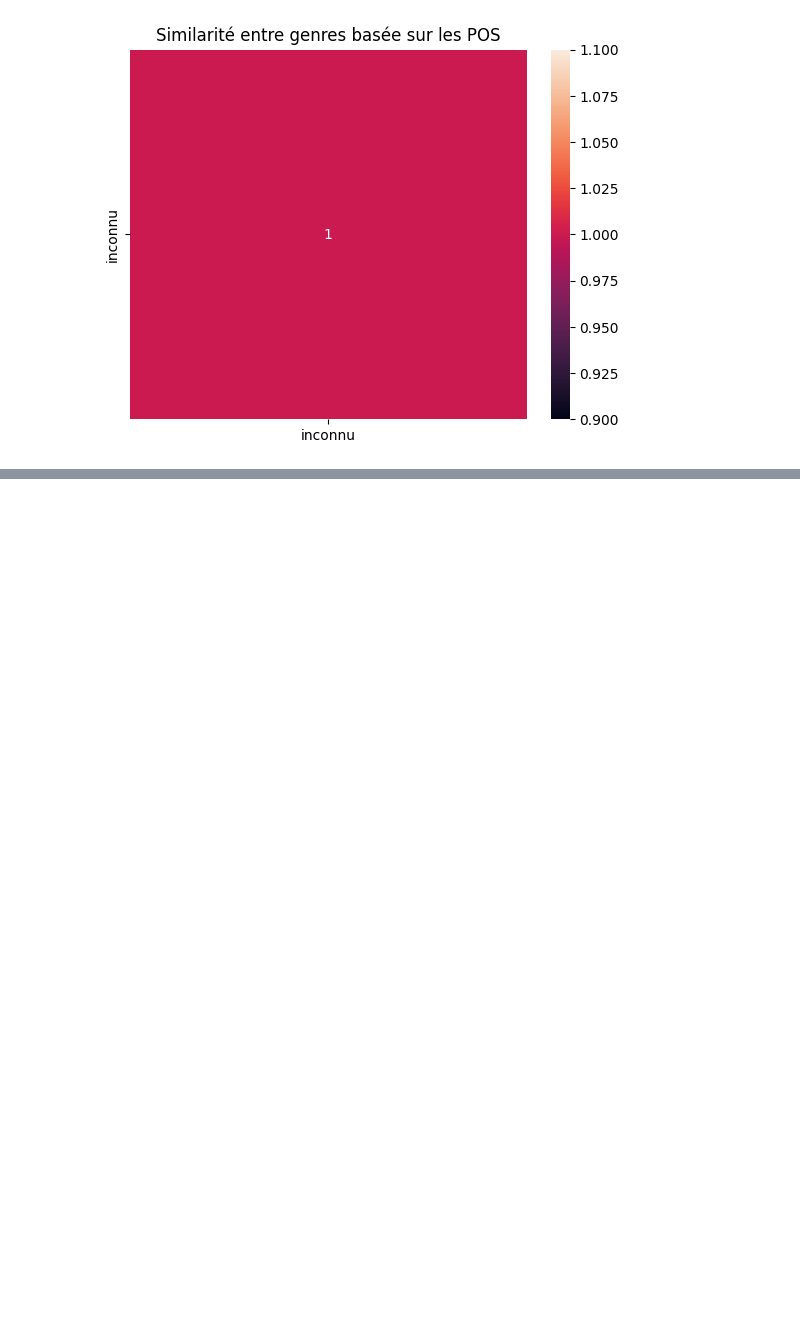
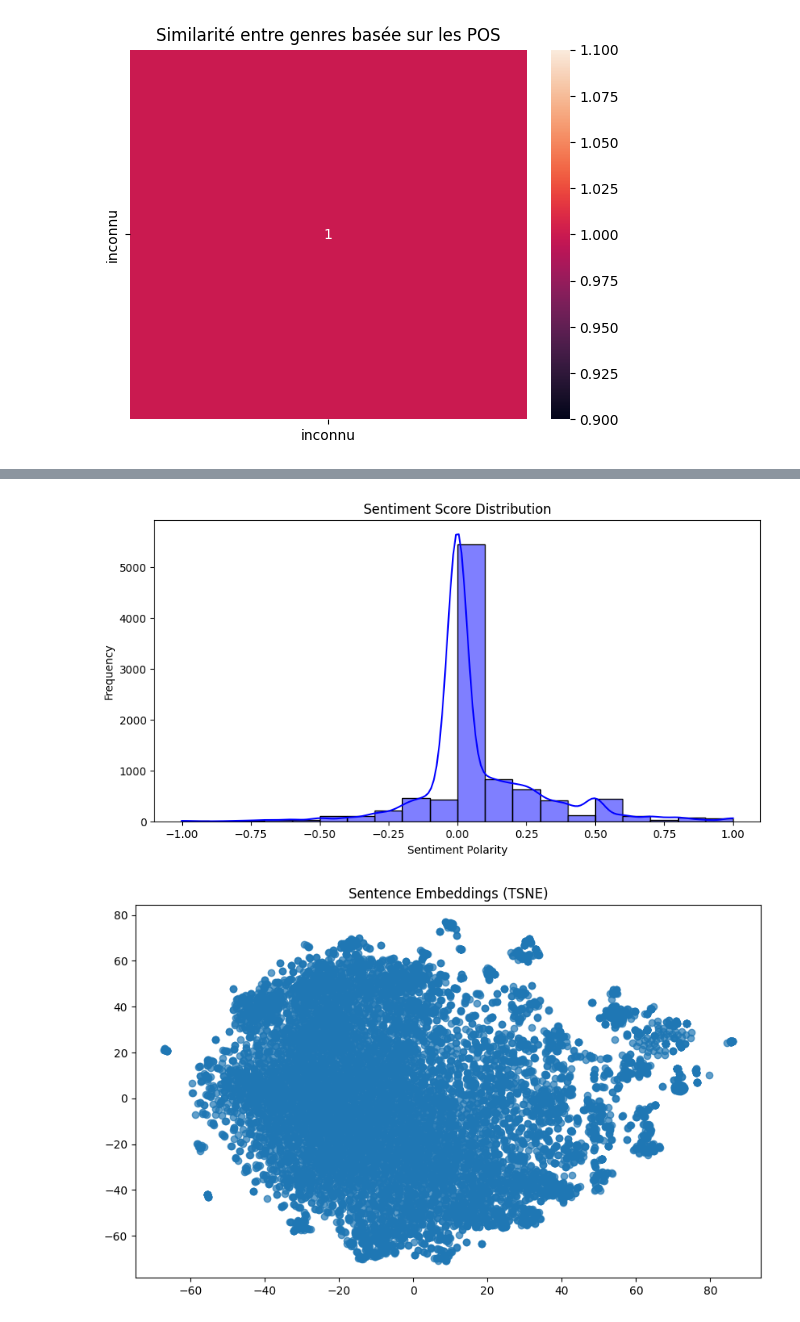
Before and after one commit to AbdelheqMokhtari/TreeTagger-POSTag, a Jupyter notebook: GUM_analysis/GUM_analysis.ipynb, the cells around one changed output, grey strips where cells are left out. Saved outputs shown, nothing was run; the diff lists cells and outputs as text; code cells hidden in the pictures; blank space fills up the shorter version.

Commit message:
doing sentiment analysis and NER and readability score

```diff
--- a/GUM_analysis/GUM_analysis.ipynb
+++ b/GUM_analysis/GUM_analysis.ipynb
@@ -196,0 +278,11 @@ plt.show()
+# %%
+from textblob import TextBlob
+def get_sentiment(sentences):
+    sentiment_scores = []
+
+    for sent in sentences:
+        text = " ".join([token['form'] for token in sent])
+        sentiment = TextBlob(text).sentiment.polarity  # Polarity score [-1,1]
+        sentiment_scores.append(sentiment)
+
+    return sentiment_scores
@@ -196,0 +319,37 @@ plt.show()
+# %%
+def plot_sentiment_distribution(sentiment_scores):
+    plt.figure(figsize=(10, 5))
+    sns.histplot(sentiment_scores, bins=20, kde=True, color='blue')
+    plt.title('Sentiment Score Distribution')
+    plt.xlabel('Sentiment Polarity')
+    plt.ylabel('Frequency')
+    plt.show()
+
+def plot_named_entity_distribution(ner_counter):
+    plt.figure(figsize=(12, 6))
+    sns.barplot(x=list(ner_counter.keys()), y=list(ner_counter.values()))
+    plt.title('Named Entity Distribution')
+    plt.xlabel('Entity Type')
+    plt.ylabel('Count')
+    plt.xticks(rotation=45)
+    plt.show()
+
+def wordcloud_from_entities(ner_counter):
+    wordcloud = WordCloud(width=800, height=400, background_color='white').generate_from_frequencies(ner_counter)
+    plt.figure(figsize=(12, 6))
+    plt.imshow(wordcloud, interpolation="bilinear")
+    plt.axis("off")
+    plt.title("Named Entity Word Cloud")
+    plt.show()
+# %%
+ner_counter, ner_genre = extract_named_entities(sentences)
+sentiment_scores = get_sentiment(sentences)
+embeddings = compute_sentence_embeddings(sentences)
+clusters = cluster_sentences(embeddings)
+
+# Visualization
+plot_sentiment_distribution(sentiment_scores)
+visualize_embeddings(embeddings, method='tsne')
+# %% [output]
+[figure, added]
+[figure, added]
```
Also changed, not shown: parts of 8 cells of this notebook.
